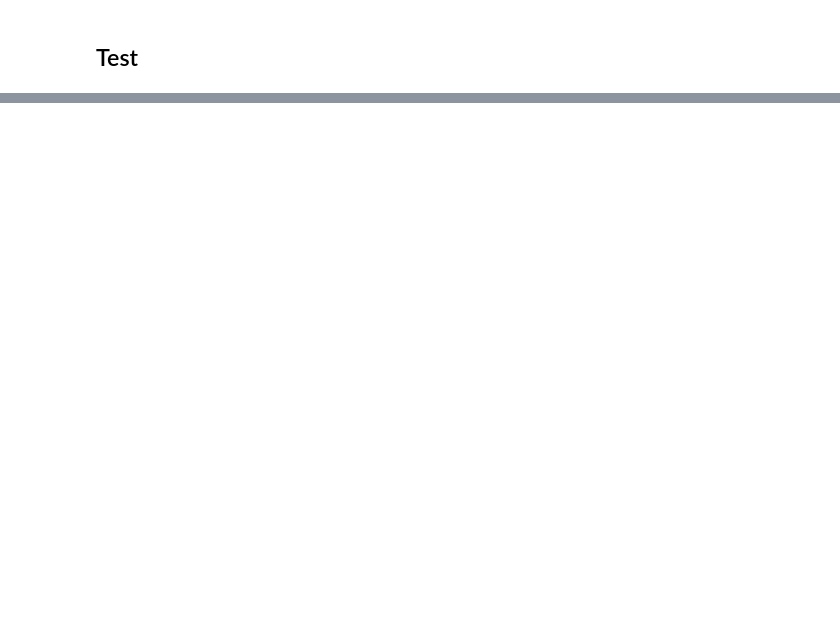
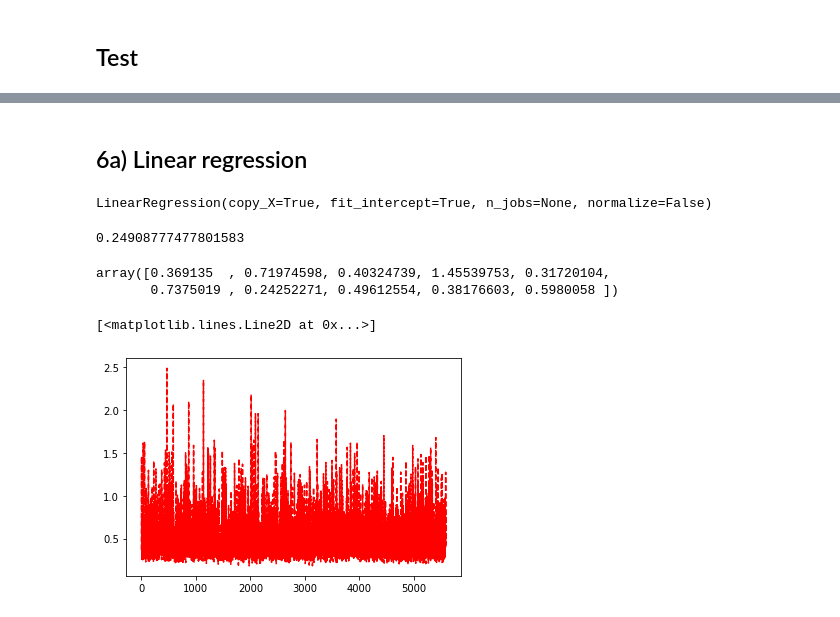
Before and after one commit to bovulpes/ML101, a Jupyter notebook: TRD/TRD.ipynb, the cells around one changed output, grey strips where cells are left out. Cells and saved outputs as stored; diff of their text form; code cells hidden in the pictures; blank space fills up the shorter version.

```diff
--- a/TRD/TRD.ipynb
+++ b/TRD/TRD.ipynb
@@ -246,0 +269,24 @@ Accuracy calculated on test sample with DT :  0.7401574803149606
+# %% [markdown]
+## 6a) Linear regression
+# %%
+regr_lin = linear_model.LinearRegression()
+# %%
+regr_lin.fit(X_train, y_train)
+# %% [output]
+LinearRegression(copy_X=True, fit_intercept=True, n_jobs=None, normalize=False)
+# %%
+regr_lin_val = regr_lin.predict(X_validation)
+R2_lin_val = regr_lin.score(X_validation, y_validation)
+R2_lin_val
+# %% [output]
+0.24908777477801583
+# %%
+regr_lin_val[:10]
+# %% [output]
+array([0.369135  , 0.71974598, 0.40324739, 1.45539753, 0.31720104,
+       0.7375019 , 0.24252271, 0.49612554, 0.38176603, 0.5980058 ])
+# %%
+plt.plot(regr_lin_val, "r--")
+# %% [output]
+[<matplotlib.lines.Line2D at 0x...>]
+[figure, added]
```
Also changed, not shown: parts of 33 cells of this notebook.
